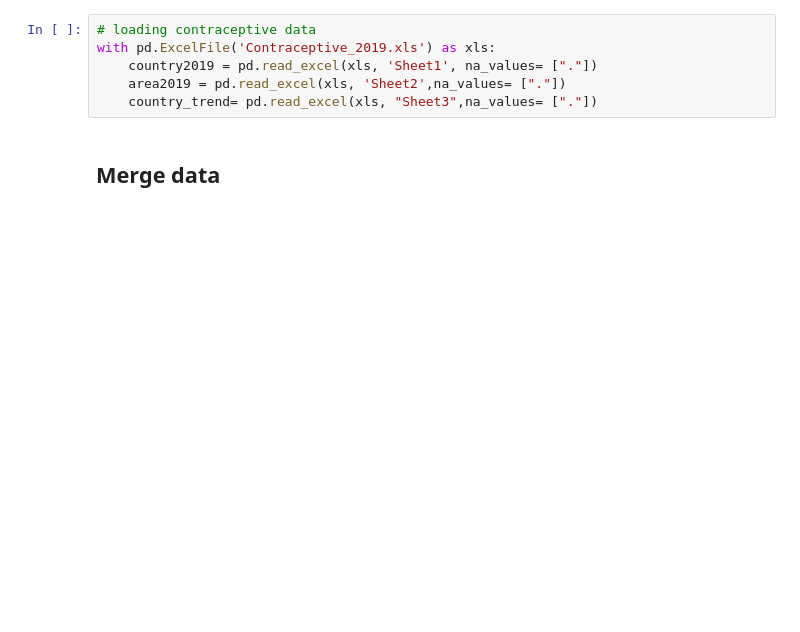
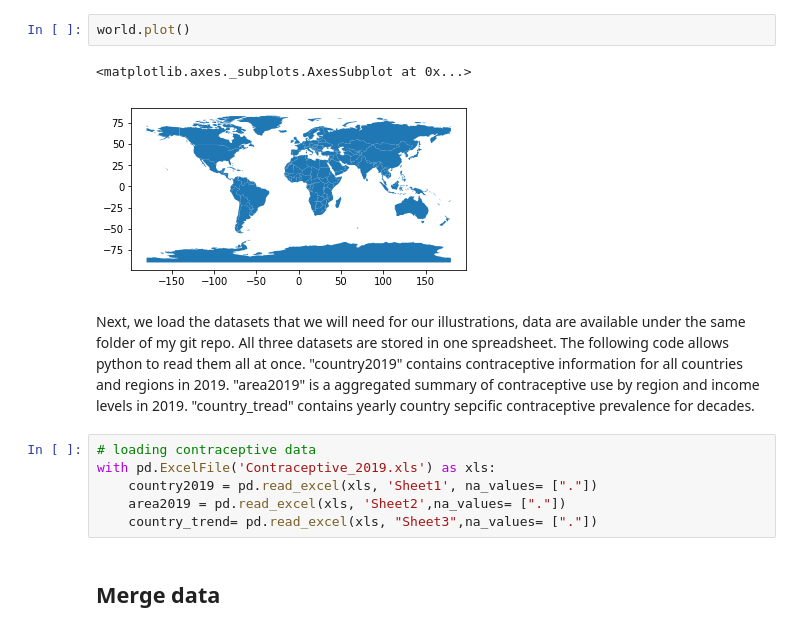
Before and after one commit to JYU-412/Contraceptive-data-visualization, a Jupyter notebook: Project_contraceptive_data_visualization.ipynb, the cells around one changed output. Saved outputs shown, nothing was run; the diff lists cells and outputs as text; blank space fills up the shorter version.

```diff
--- a/Project_contraceptive_data_visualization.ipynb
+++ b/Project_contraceptive_data_visualization.ipynb
@@ -25,3 +46,10 @@ world = geopandas.read_file(geopandas.datasets.get_path('naturalearth_lowres'))
+# %%
+world.plot()
+# %% [output]
+<matplotlib.axes._subplots.AxesSubplot at 0x...>
+[figure, added]
+# %% [markdown]
+Next, we load the datasets that we will need for our illustrations, data are available under the same folder of my git repo. All three datasets are stored in one spreadsheet. The following code allows python to read them all at once. "country2019" contains contraceptive information for all countries and regions in 2019. "area2019" is a aggregated summary of contraceptive use by region and income levels in 2019. "country_tread" contains yearly country sepcific contraceptive prevalence for decades.
 # %%
 # loading contraceptive data
 with pd.ExcelFile('Contraceptive_2019.xls') as xls:
```
Also changed, not shown: parts of 37 cells of this notebook, 1 other file.
